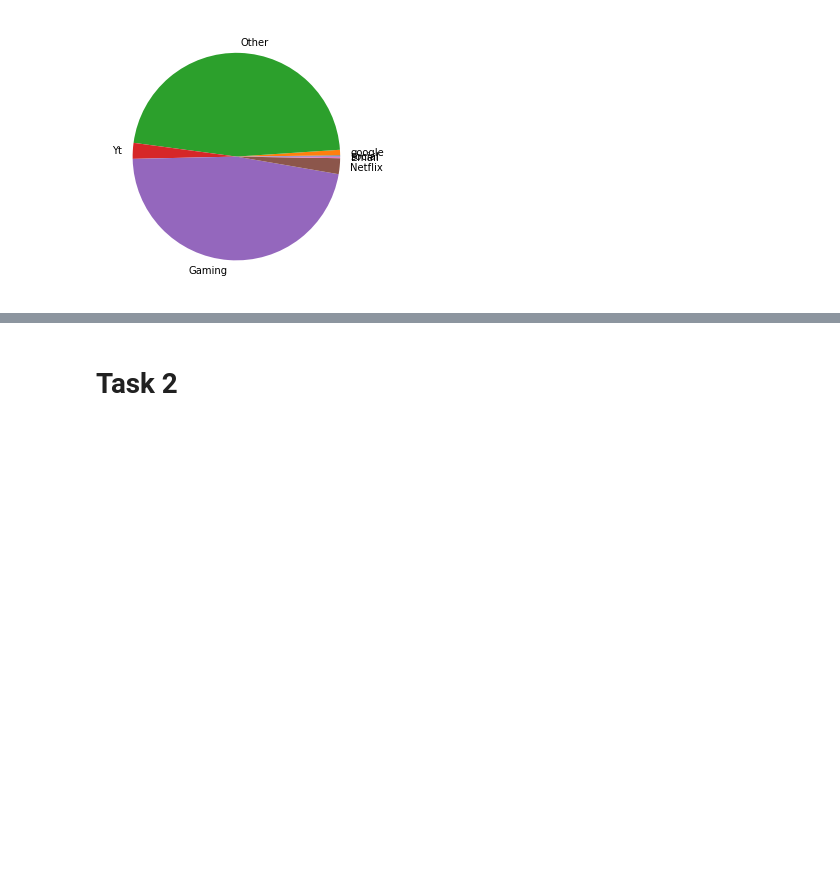
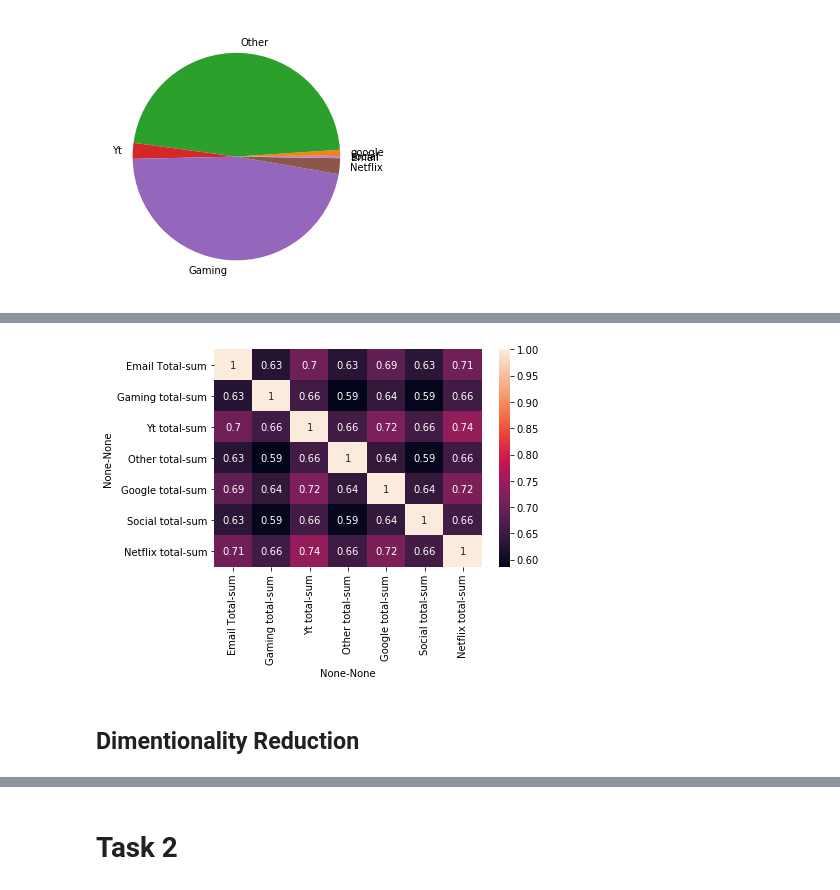
Before and after one commit to kenmbelenzi/week2, a Jupyter notebook: User-Analytics-Telecommunications-Industry.ipynb, the cells around one changed output, grey strips where cells are left out. Cells and saved outputs as stored; diff of their text form; code cells hidden in the pictures; blank space fills up the shorter version.

```diff
--- a/User-Analytics-Telecommunications-Industry.ipynb
+++ b/User-Analytics-Telecommunications-Industry.ipynb
@@ -354,0 +390,3 @@ e.plot.hist(bins=20, figsize=(13, 6))
+# %%
+correlation = df2.drop(['Dur. (ms).1','Total Bytes'],axis = 1)
+correlation
@@ -354,0 +414,4 @@ e.plot.hist(bins=20, figsize=(13, 6))
+# %%
+#creating a correlation matrix
+corrMatrix=correlation.corr()
+corrMatrix
@@ -354,0 +428,10 @@ e.plot.hist(bins=20, figsize=(13, 6))
+# %%
+#visual rep of the correlation
+import seaborn as sn
+import matplotlib.pyplot as plt
+sn.heatmap(corrMatrix, annot=True)
+plt.show()
+# %% [output]
+[figure, added]
+# %% [markdown]
+## Dimentionality Reduction
```
Also changed, not shown: parts of 71 cells of this notebook, 1 other file.
